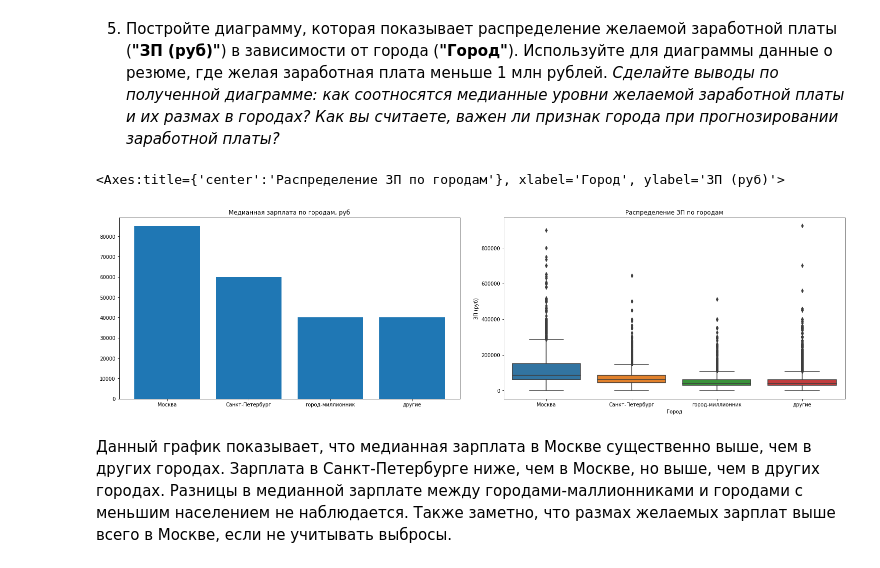
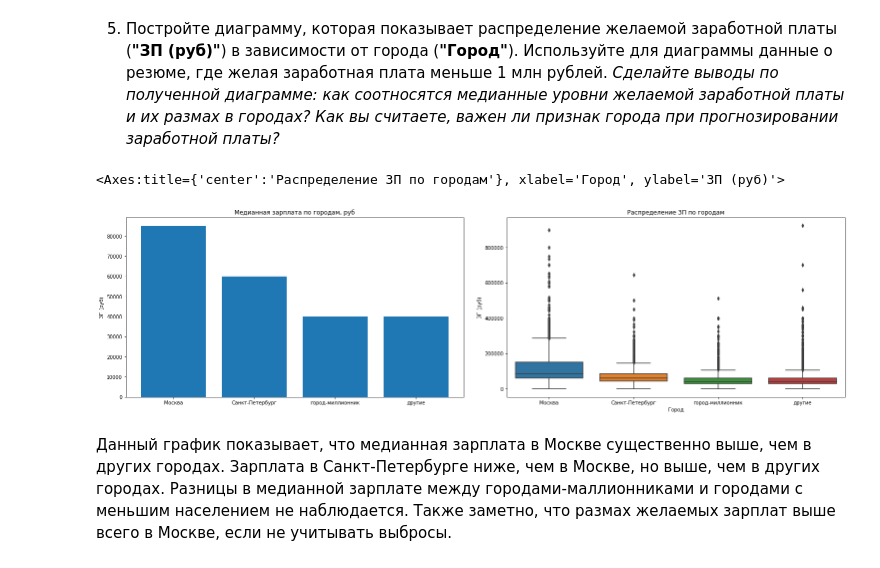
Before and after one commit to nikkimontoya/data_science_project_1, a Jupyter notebook: Project 1.ipynb, the cells around one changed output. Cells and saved outputs as stored; diff of their text form; code cells hidden in the pictures.

```diff
--- a/Project 1.ipynb
+++ b/Project 1.ipynb
@@ -456,19 +468,20 @@ axes.bar(x=median_salaries.index, height=median_salaries)
 # %%
 fig = plt.figure(figsize=(20, 5))
 bar_axes = fig.add_axes([0, 0, 0.47, 1])
 box_axes = fig.add_axes([0.53, 0, 0.47, 1])
 
 filtered_data = data[data['ЗП (руб)'] < 1000000]
 
 median_salaries = filtered_data.groupby('Город')['ЗП (руб)'].median()
 bar_axes.set_title('Медианная зарплата по городам, руб')
 bar_axes.bar(x=median_salaries.index, height=median_salaries)
+bar_axes.set_ylabel('ЗП (руб)')
 
 box_axes.set_title('Распределение ЗП по городам')
 sns.boxplot(data=filtered_data, x='Город', y='ЗП (руб)')
 # %% [output]
 <Axes:title={'center':'Распределение ЗП по городам'}, xlabel='Город', ylabel='ЗП (руб)'>
-[figure, old version]
+[figure, new version]
 # %% [markdown]
 Данный график показывает, что медианная зарплата в Москве существенно выше, чем в других городах. Зарплата в Санкт-Петербурге ниже, чем в Москве, но выше, чем в других городах. Разницы в медианной зарплате между городами-маллионниками и городами с меньшим населением не наблюдается. Также заметно, что размах желаемых зарплат выше всего в Москве, если не учитывать выбросы.
 # %% [markdown]
```
Also changed, not shown: parts of 4 cells of this notebook.
